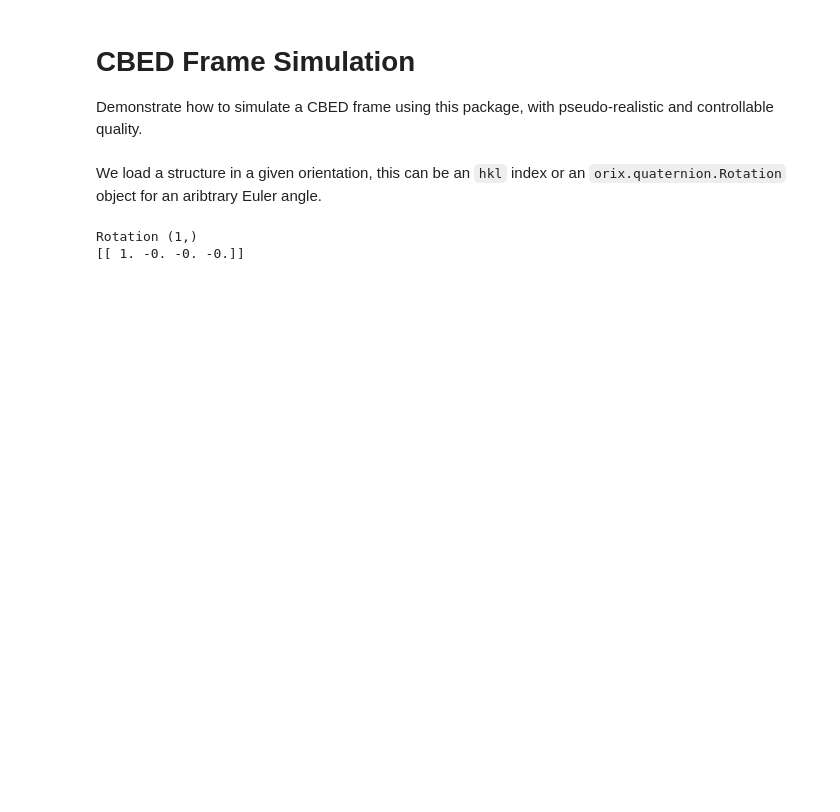
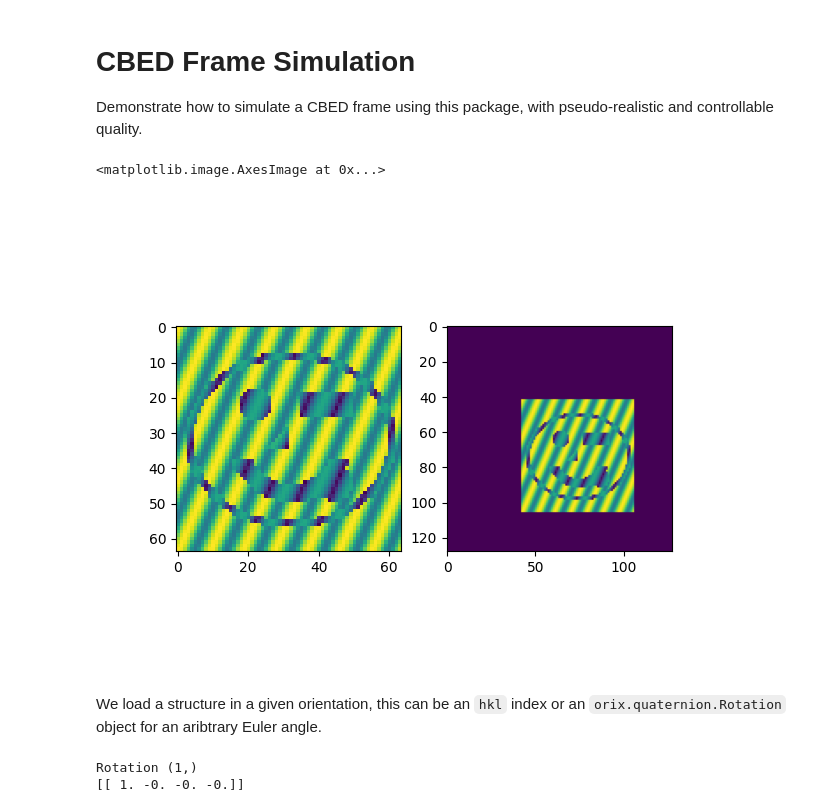
Before and after one commit to matbryan52/cbed-simulation, a Jupyter notebook: make_frame.ipynb, the cells around one changed output. Saved outputs shown, nothing was run; the diff lists cells and outputs as text; code cells hidden in the pictures; blank space fills up the shorter version.

```diff
--- a/make_frame.ipynb
+++ b/make_frame.ipynb
@@ -16,0 +61,2 @@ from orix.quaternion import Rotation
+# %%
+obj = smiley(64)
@@ -17,3 +65,20 @@ from orix.quaternion import Rotation
+# %%
+fig, axes = plt.subplots(1, 2)
+axes[0].imshow(obj)
+
+target = np.zeros((128, 128))
+target_sl, source_sl = to_slices(*get_shifted(
+    arr_shape=np.array(obj.shape),
+    tile_origin=np.array((-(128-64)//2, -(128-64)//2)),
+    tile_shape=np.array(target.shape),
+    shift=np.array((-10, -10)),
+))
+target[target_sl] = obj[source_sl]
+
+axes[1].imshow(target)
+# %% [output]
+<matplotlib.image.AxesImage at 0x...>
+[figure, added]
 # %% [markdown]
 We load a structure in a given orientation, this can be an `hkl` index or an `orix.quaternion.Rotation` object for an aribtrary Euler angle.
 # %%
```
Also changed, not shown: parts of 21 cells of this notebook, 1 other file.
